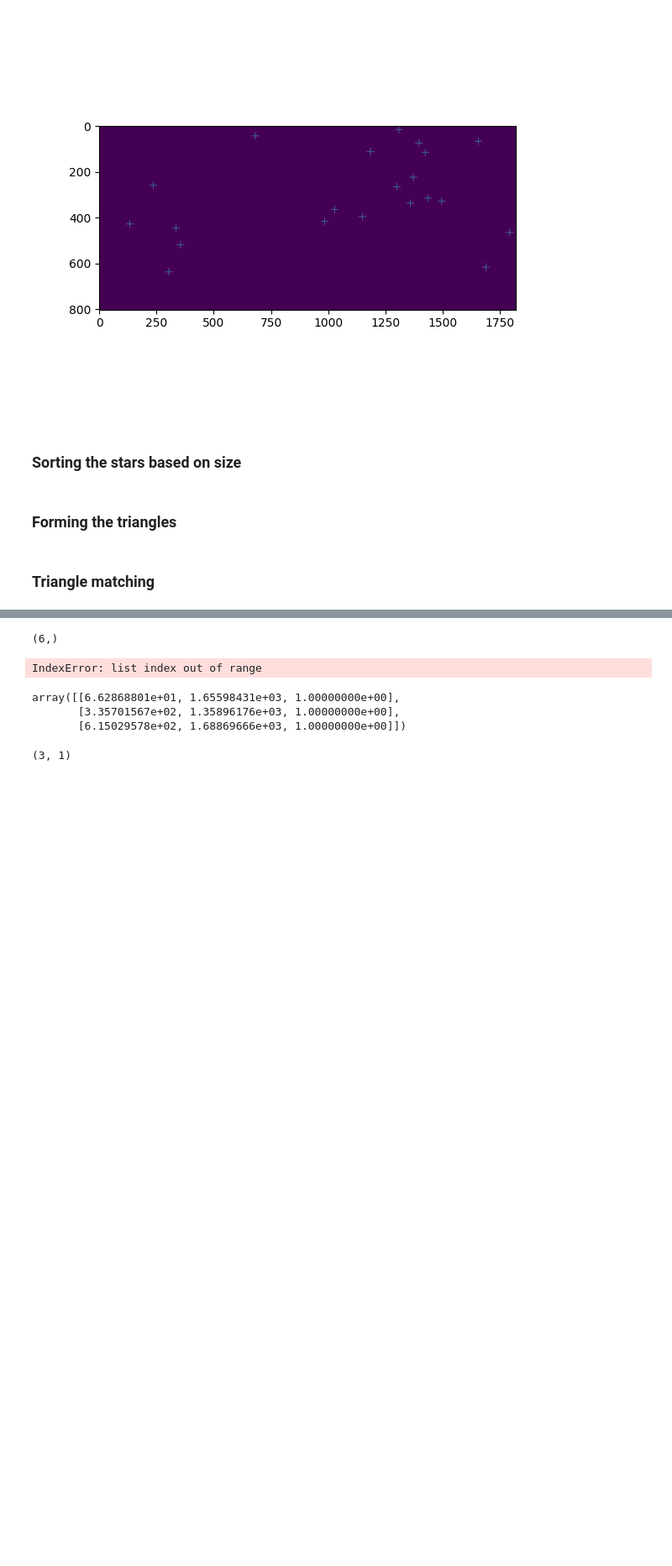
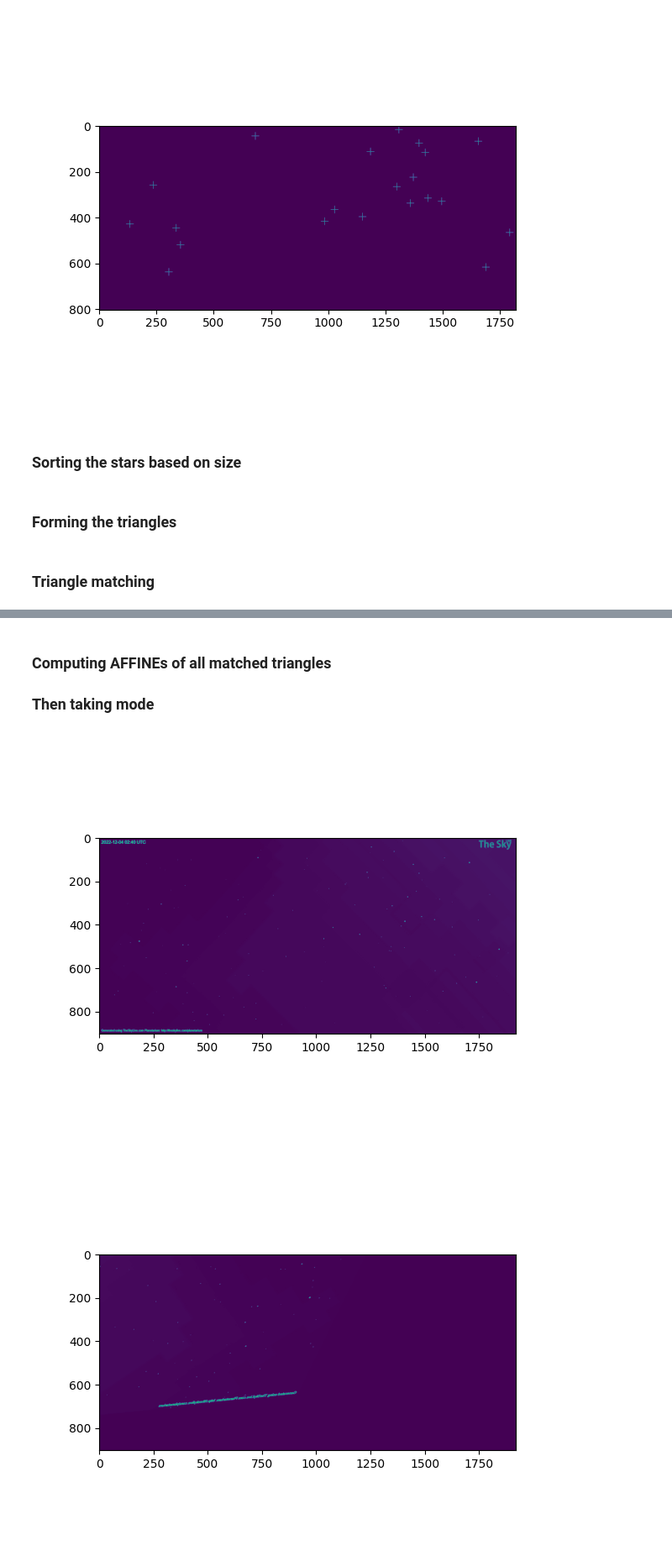
Before and after one commit to harivignesh777/DIP_course_project, a Jupyter notebook: Termproject.ipynb, the cells around one changed output, grey strips where cells are left out. Shown at 84% size. Saved outputs shown, nothing was run; the diff lists cells and outputs as text; code cells hidden in the pictures; blank space fills up the shorter version.

```diff
--- a/Termproject.ipynb
+++ b/Termproject.ipynb
@@ -136,7 +136,7 @@ for image_no in range(len(STARS)):
 # %% [markdown]
 ### Forming the triangles
 # %%
-Num_stars = 10
+Num_stars = 20
 
 def Compute_dist(point1, point2):
     return np.sqrt( (point1[0]-point2[0])**2 + (point1[1]-point2[1])**2 )
@@ -200,30 +198,39 @@ SIMILARITY_MAP = triangle_matching_fn(TRIANGLES,one_to_one=False)
+# %% [markdown]
+### Computing AFFINEs of all matched  triangles
+### Then taking mode
 # %%
+Mode_bins = 50
+
 def compute_AFFINE(Points1, Points2):
     Mat = np.linalg.inv(np.concatenate((Points1, np.array([[1],[1],[1]])), axis=1))
     return np.reshape(Mat @ Points2, (6))
 
+TRANSFORMS = []
+for image_no in range(len(IMAGES)):
+    transforms = []
+    Mode = []
 
-
-for image_no in range(len(IMAGES)-1):
-    transforms = []
-    for map in SIMILARITY_MAP[image_no]:
-        transforms.append(compute_AFFINE(TRIANGLE_VERTICES[image_no][map[0]], TRIANGLE_VERTICES[image_no][map[1]]))
+    for index in range(SIMILARITY_MAP[image_no].shape[0]):
+        transforms.append(cv2.getAffineTransform(np.float32(TRIANGLE_VERTICES[image_no][index]), np.float32(TRIANGLE_VERTICES[0][int(SIMILARITY_MAP[image_no][index])])).reshape((6)))
+        #transforms.append(compute_AFFINE(TRIANGLE_VERTICES[image_no][index], TRIANGLE_VERTICES[0][int(SIMILARITY_MAP[image_no][index])]))
     transforms = np.array(transforms)
 
     for index in range(6):
-        (freq, bins) = np.histogram(transforms[index,:], bins=Mode_bins)
-        Mode.append()
+        freq, bins = np.histogram(transforms[:,index], bins=Mode_bins)
+        Mode.append( (bins[np.argmax(freq)] + bins[np.argmax(freq)+1])/2 )
+    TRANSFORMS.append(np.array(Mode))
-# %% [output]
-(6,)
-IndexError: list index out of range
-# %%
-np.concatenate((TRIANGLE_VERTICES[0][0], np.array([[1],[1],[1]])), axis=1)
-# %% [output]
-array([[6.62868801e+01, 1.65598431e+03, 1.00000000e+00],
-       [3.35701567e+02, 1.35896176e+03, 1.00000000e+00],
-       [6.15029578e+02, 1.68869666e+03, 1.00000000e+00]])
-# %%
-TRIANGLE_VERTICES[0][0].shape
-print( np.array([[1],[1],[1]]).shape)
-# %% [output]
-(3, 1)
+# %%
+OUTPUT_IMAGES = []
+for index in range(len(IMAGES)):
+    OUTPUT_IMAGES.append(cv2.warpAffine(IMAGES[index], TRANSFORMS[index].reshape((2,3)), (IMAGES[0].shape[::-1])))
+# %%
+plt.figure(5)
+plt.imshow(OUTPUT_IMAGES[0])
+plt.show()
+
+plt.figure(6)
+plt.imshow(OUTPUT_IMAGES[1])
+plt.show()
+# %% [output]
+[figure, added]
+[figure, added]
```
Also changed, not shown: parts of 4 cells of this notebook.
